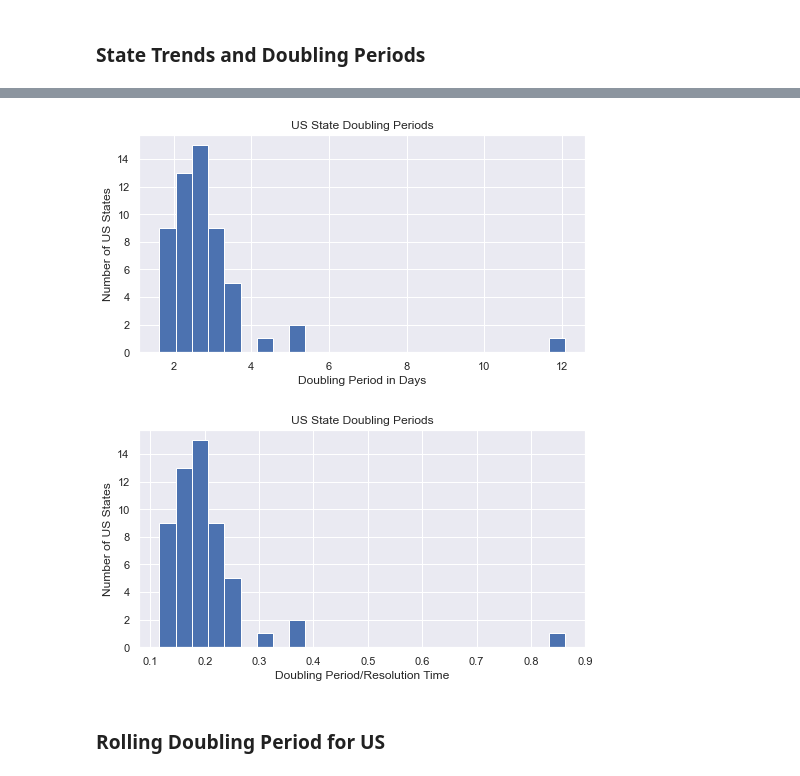
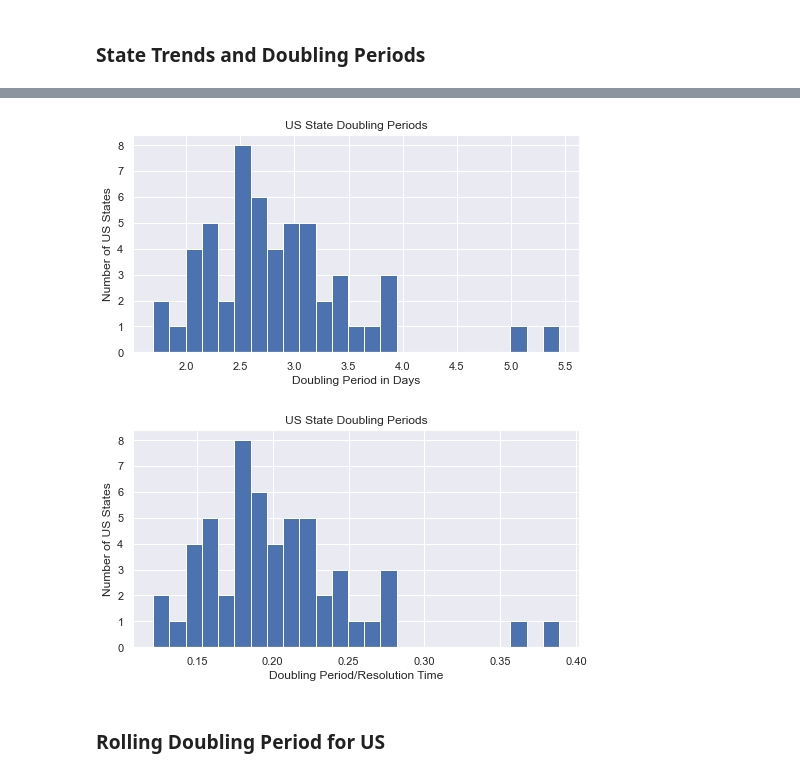
Before and after one commit to DrSkippy/2020covid19, a Jupyter notebook: comparisons.ipynb, the cells around one changed output, grey strips where cells are left out. Saved outputs shown, nothing was run; the diff lists cells and outputs as text; code cells hidden in the pictures.

```diff
--- a/comparisons.ipynb
+++ b/comparisons.ipynb
@@ -232,24 +230,25 @@ Doubling every 2.6 days based on last 14 days of data
 # %%
 plt.figure(figsize=[8,4])
 dps = np.array(dps)
 dps = dps[~np.isnan(dps)]
 dp_state = dps[dps < 30]
+dp_state = dps[dps > 0]
 a = plt.hist(dp_state, bins=25)
 plt.title("US State Doubling Periods")
 plt.xlabel("Doubling Period in Days")
 plt.ylabel("Number of US States")
 plt.show()
 # or in terms of resolution time
 plt.figure(figsize=[8,4])
 resolution_time = 14
 a = plt.hist(dp_state/resolution_time, bins=25)
 plt.title("US State Doubling Periods")
 plt.xlabel("Doubling Period/Resolution Time")
 plt.ylabel("Number of US States")
 plt.show()
 # %% [output]
-[figure, old version]
+[figure, new version]
-[figure, old version]
+[figure, new version]
 # %% [markdown]
 ### Rolling Doubling Period for US
 # %%
```
Also changed, not shown: parts of 15 cells of this notebook, 3 other files.
